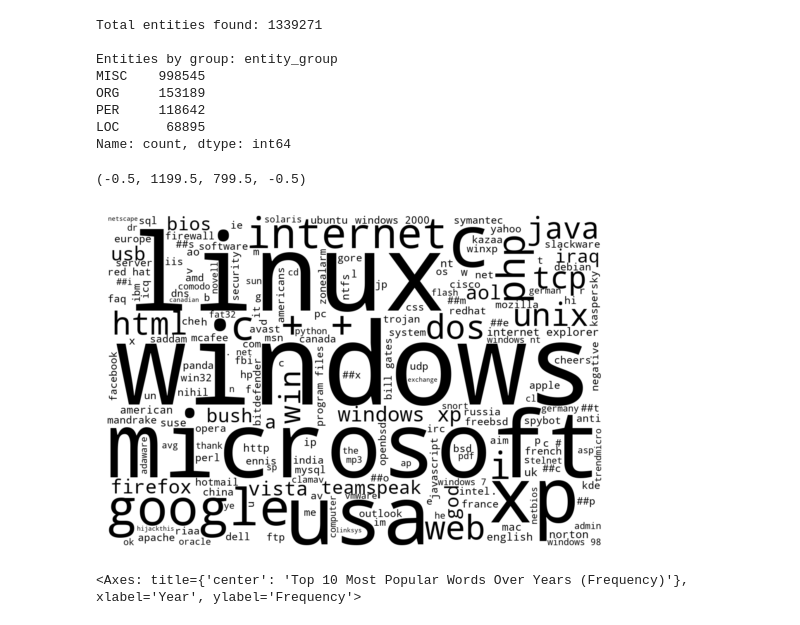
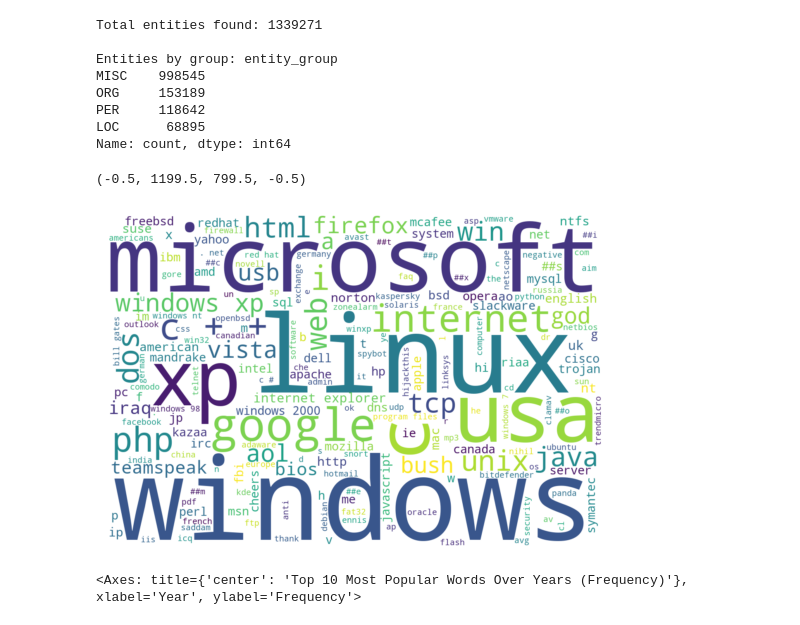
Before and after one commit to Rabjho/AU-Introduction-NLP, a Jupyter notebook: main.ipynb, the cells around one changed output. Drawn from its saved outputs; the diff is of its cells as text; code cells hidden in the pictures.

Commit message:
Changed color scheme of  wordcloud

```diff
--- a/main.ipynb
+++ b/main.ipynb
@@ -90,23 +90,19 @@ Name: count, dtype: int64
 # %%
 # Create a word cloud of the most common entities
 from wordcloud import WordCloud
 from matplotlib import pyplot as plt
 
-# Black color
-def black_color_func(word, font_size, position, orientation, random_state=None, **kwargs):
-    return "#000000"
-
 # Group by entity_group and count the number of occurrences
 word_counts_total = cleaned_entity_df['word'].value_counts()
 
 # Create a word cloud
-wordcloud = WordCloud(width=1200, height=800, background_color="white", color_func=black_color_func, collocations=False).generate_from_frequencies(word_counts_total)
+wordcloud = WordCloud(width=1200, height=800, background_color="white", collocations=False).generate_from_frequencies(word_counts_total)
 
 plt.imshow(wordcloud, interpolation='bilinear')
 plt.axis('off')
 # %% [output]
 (-0.5, 1199.5, 799.5, -0.5)
-[figure, old version]
+[figure, new version]
 # %%
 import seaborn as sns
 
```
Also changed, not shown: 1 other file.
